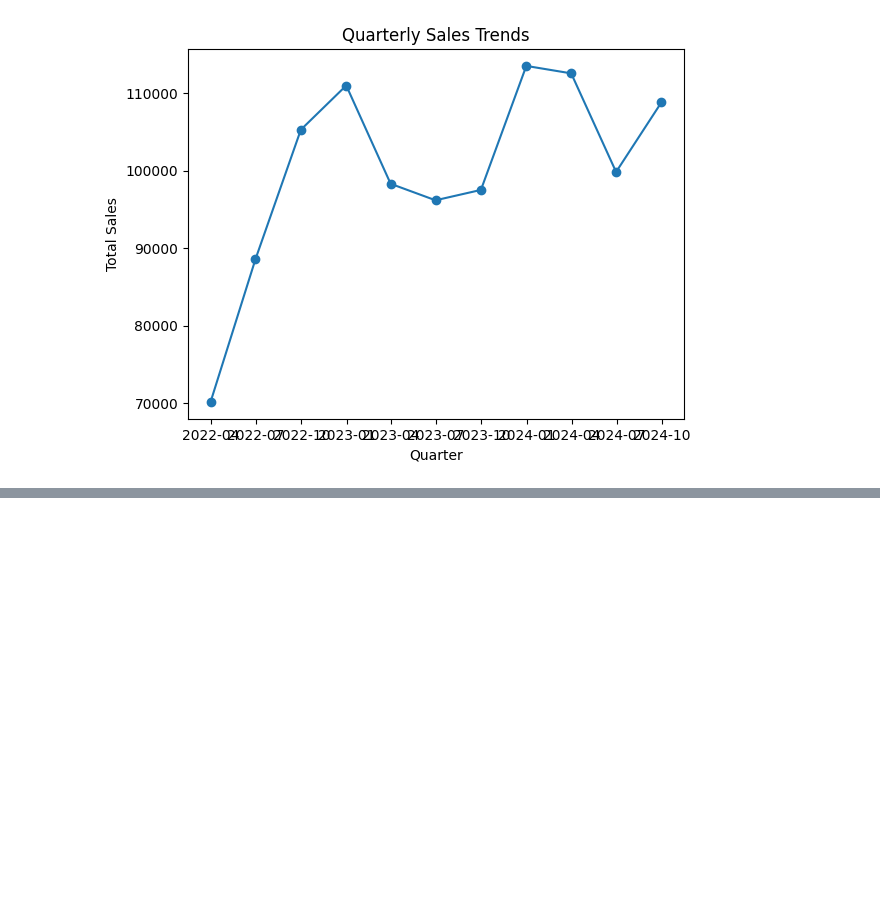
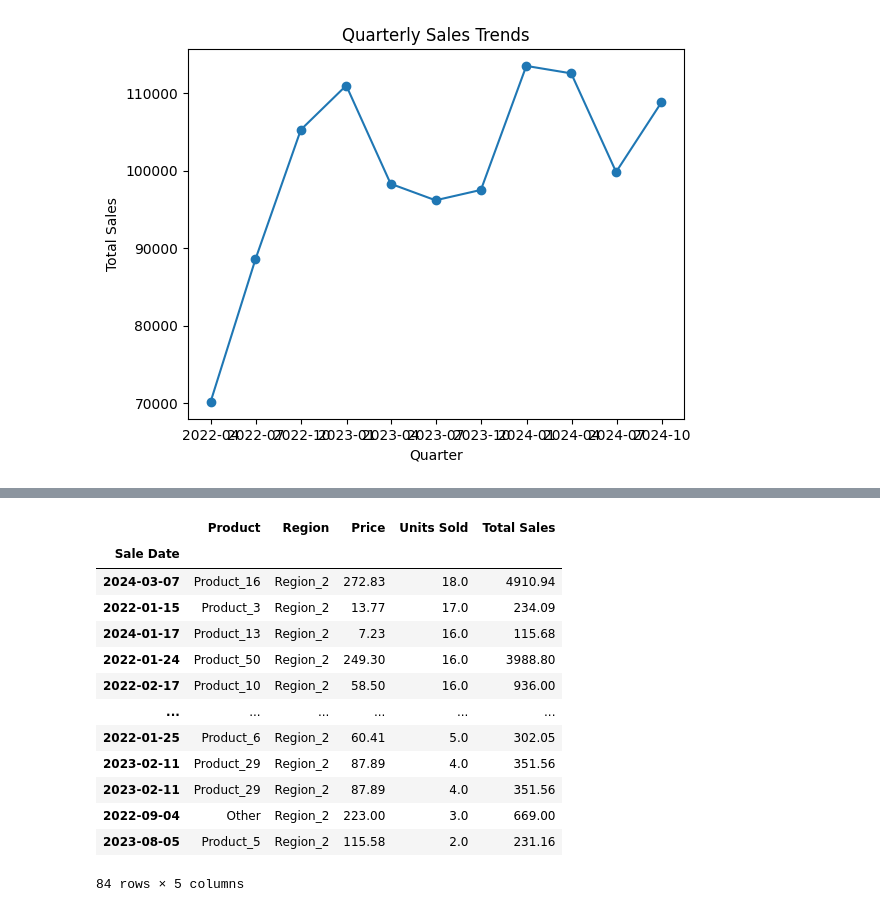
Before and after one commit to LuyiLiuAmber/Luyi, a Jupyter notebook: assignment 1/Luyi Liu_assign1.ipynb, the cells around one changed output, grey strips where cells are left out. Cells and saved outputs as stored; diff of their text form; code cells hidden in the pictures; blank space fills up the shorter version.

```diff
--- a/assignment 1/Luyi Liu_assign1.ipynb
+++ b/assignment 1/Luyi Liu_assign1.ipynb
@@ -334,0 +369,17 @@ plt.show()
+# %%
+df_grouped.get_group('Region_2').sort_values('Units Sold',ascending= False)
+# %% [output]
+|  | Product | Region | Price | Units Sold | Total Sales |
+| Sale Date |  |  |  |  |  |
+| 2024-03-07 | Product_16 | Region_2 | 272.83 | 18.0 | 4910.94 |
+| 2022-01-15 | Product_3 | Region_2 | 13.77 | 17.0 | 234.09 |
+| 2024-01-17 | Product_13 | Region_2 | 7.23 | 16.0 | 115.68 |
+| 2022-01-24 | Product_50 | Region_2 | 249.30 | 16.0 | 3988.80 |
+| 2022-02-17 | Product_10 | Region_2 | 58.50 | 16.0 | 936.00 |
+| ... | ... | ... | ... | ... | ... |
+| 2022-01-25 | Product_6 | Region_2 | 60.41 | 5.0 | 302.05 |
+| 2023-02-11 | Product_29 | Region_2 | 87.89 | 4.0 | 351.56 |
+| 2023-02-11 | Product_29 | Region_2 | 87.89 | 4.0 | 351.56 |
+| 2022-09-04 | Other | Region_2 | 223.00 | 3.0 | 669.00 |
+| 2023-08-05 | Product_5 | Region_2 | 115.58 | 2.0 | 231.16 |
+84 rows × 5 columns
```
Also changed, not shown: parts of 32 cells of this notebook.
